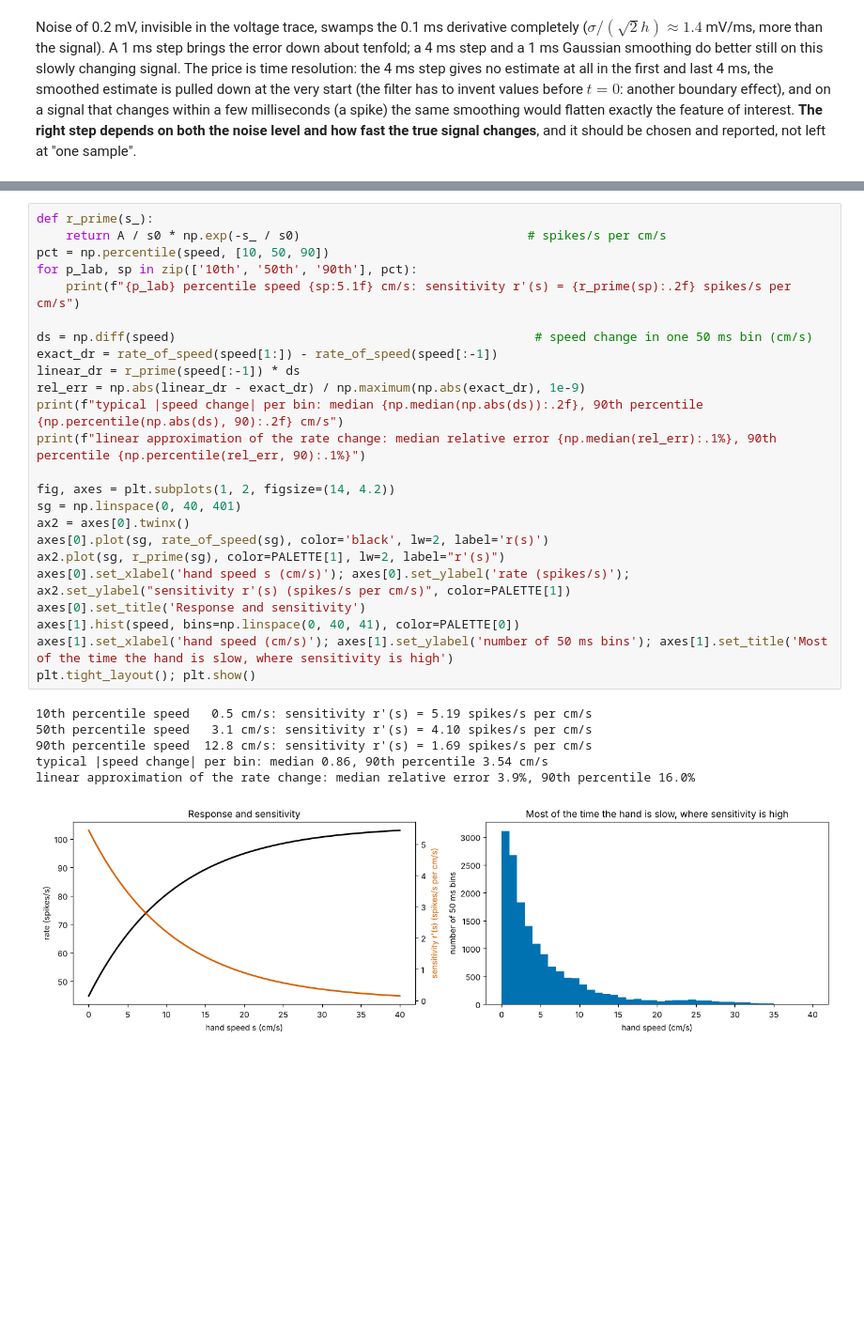
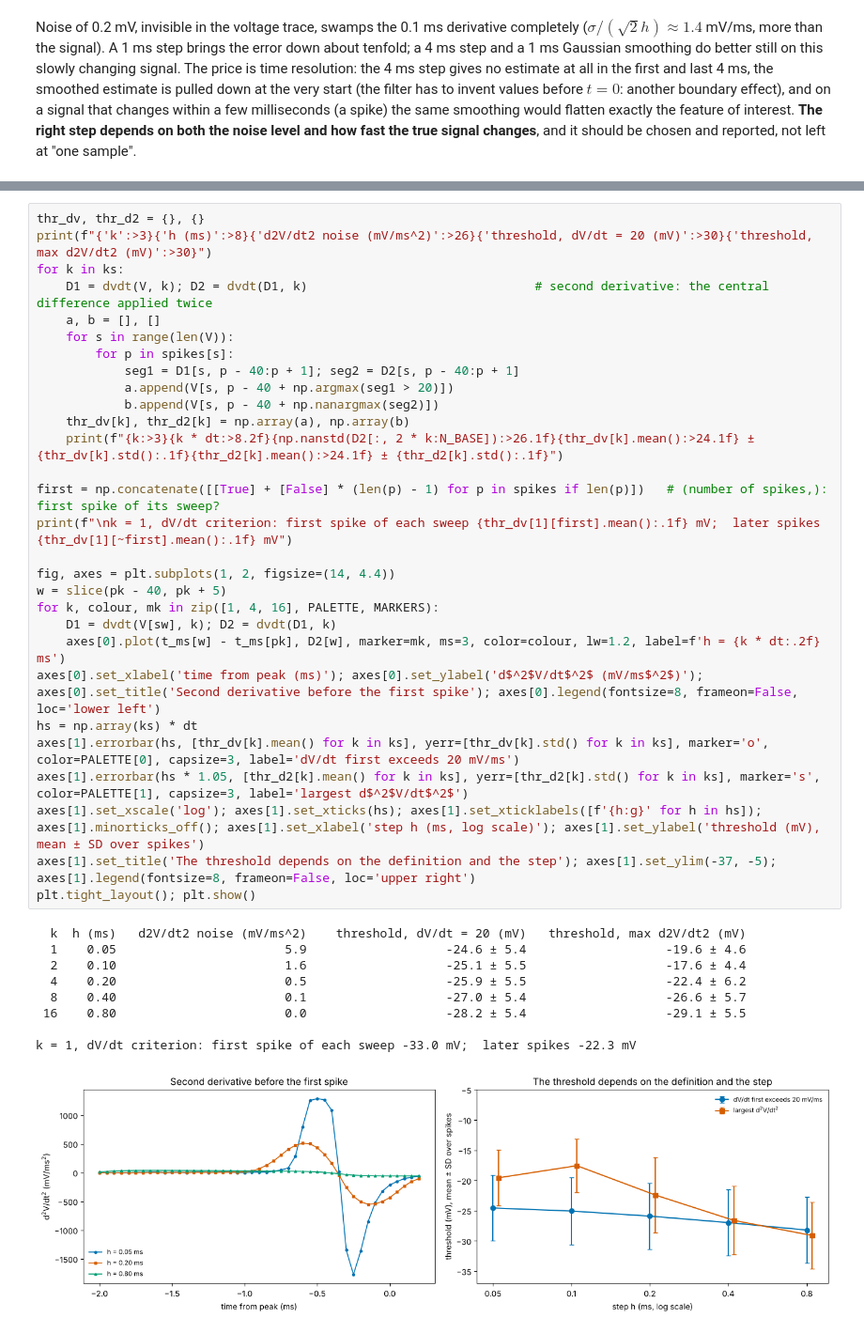
Before and after one commit to peter-adepoju/math-neuro-ml, a Jupyter notebook: week3/lesson9/Lesson9_Teaching_Notebook.ipynb, the cells around one changed output, grey strips where cells are left out. Shown at 94% size. Drawn from its saved outputs; the diff is of its cells as text; blank space fills up the shorter version.

```diff
--- a/week3/lesson9/Lesson9_Teaching_Notebook.ipynb
+++ b/week3/lesson9/Lesson9_Teaching_Notebook.ipynb
@@ -594,32 +615,40 @@ Finally, return to the motivating neuron. Its fitted response $r(s) = r_0 + A(1
 # %%
-def r_prime(s_):
-    return A / s0 * np.exp(-s_ / s0)                               # spikes/s per cm/s
-pct = np.percentile(speed, [10, 50, 90])
-for p_lab, sp in zip(['10th', '50th', '90th'], pct):
-    print(f"{p_lab} percentile speed {sp:5.1f} cm/s: sensitivity r'(s) = {r_prime(sp):.2f} spikes/s per cm/s")
+thr_dv, thr_d2 = {}, {}
+print(f"{'k':>3}{'h (ms)':>8}{'d2V/dt2 noise (mV/ms^2)':>26}{'threshold, dV/dt = 20 (mV)':>30}{'threshold, max d2V/dt2 (mV)':>30}")
+for k in ks:
+    D1 = dvdt(V, k); D2 = dvdt(D1, k)                               # second derivative: the central difference applied twice
+    a, b = [], []
+    for s in range(len(V)):
+        for p in spikes[s]:
+            seg1 = D1[s, p - 40:p + 1]; seg2 = D2[s, p - 40:p + 1]
+            a.append(V[s, p - 40 + np.argmax(seg1 > 20)])
+            b.append(V[s, p - 40 + np.nanargmax(seg2)])
+    thr_dv[k], thr_d2[k] = np.array(a), np.array(b)
+    print(f"{k:>3}{k * dt:>8.2f}{np.nanstd(D2[:, 2 * k:N_BASE]):>26.1f}{thr_dv[k].mean():>24.1f} ± {thr_dv[k].std():.1f}{thr_d2[k].mean():>24.1f} ± {thr_d2[k].std():.1f}")
 
-ds = np.diff(speed)                                                 # speed change in one 50 ms bin (cm/s)
-exact_dr = rate_of_speed(speed[1:]) - rate_of_speed(speed[:-1])
-linear_dr = r_prime(speed[:-1]) * ds
-rel_err = np.abs(linear_dr - exact_dr) / np.maximum(np.abs(exact_dr), 1e-9)
-print(f"typical |speed change| per bin: median {np.median(np.abs(ds)):.2f}, 90th percentile {np.percentile(np.abs(ds), 90):.2f} cm/s")
-print(f"linear approximation of the rate change: median relative error {np.median(rel_err):.1%}, 90th percentile {np.percentile(rel_err, 90):.1%}")
+first = np.concatenate([[True] + [False] * (len(p) - 1) for p in spikes if len(p)])   # (number of spikes,): first spike of its sweep?
+print(f"\nk = 1, dV/dt criterion: first spike of each sweep {thr_dv[1][first].mean():.1f} mV;  later spikes {thr_dv[1][~first].mean():.1f} mV")
 
-fig, axes = plt.subplots(1, 2, figsize=(14, 4.2))
-sg = np.linspace(0, 40, 401)
-ax2 = axes[0].twinx()
-axes[0].plot(sg, rate_of_speed(sg), color='black', lw=2, label='r(s)')
-ax2.plot(sg, r_prime(sg), color=PALETTE[1], lw=2, label="r'(s)")
-axes[0].set_xlabel('hand speed s (cm/s)'); axes[0].set_ylabel('rate (spikes/s)'); ax2.set_ylabel("sensitivity r'(s) (spikes/s per cm/s)", color=PALETTE[1])
-axes[0].set_title('Response and sensitivity')
-axes[1].hist(speed, bins=np.linspace(0, 40, 41), color=PALETTE[0])
-axes[1].set_xlabel('hand speed (cm/s)'); axes[1].set_ylabel('number of 50 ms bins'); axes[1].set_title('Most of the time the hand is slow, where sensitivity is high')
+fig, axes = plt.subplots(1, 2, figsize=(14, 4.4))
+w = slice(pk - 40, pk + 5)
+for k, colour, mk in zip([1, 4, 16], PALETTE, MARKERS):
+    D1 = dvdt(V[sw], k); D2 = dvdt(D1, k)
+    axes[0].plot(t_ms[w] - t_ms[pk], D2[w], marker=mk, ms=3, color=colour, lw=1.2, label=f'h = {k * dt:.2f} ms')
+axes[0].set_xlabel('time from peak (ms)'); axes[0].set_ylabel('d$^2$V/dt$^2$ (mV/ms$^2$)'); axes[0].set_title('Second derivative before the first spike'); axes[0].legend(fontsize=8, frameon=False, loc='lower left')
+hs = np.array(ks) * dt
+axes[1].errorbar(hs, [thr_dv[k].mean() for k in ks], yerr=[thr_dv[k].std() for k in ks], marker='o', color=PALETTE[0], capsize=3, label='dV/dt first exceeds 20 mV/ms')
+axes[1].errorbar(hs * 1.05, [thr_d2[k].mean() for k in ks], yerr=[thr_d2[k].std() for k in ks], marker='s', color=PALETTE[1], capsize=3, label='largest d$^2$V/dt$^2$')
+axes[1].set_xscale('log'); axes[1].set_xticks(hs); axes[1].set_xticklabels([f'{h:g}' for h in hs]); axes[1].minorticks_off(); axes[1].set_xlabel('step h (ms, log scale)'); axes[1].set_ylabel('threshold (mV), mean ± SD over spikes')
+axes[1].set_title('The threshold depends on the definition and the step'); axes[1].set_ylim(-37, -5); axes[1].legend(fontsize=8, frameon=False, loc='upper right')
 plt.tight_layout(); plt.show()
 # %% [output]
-10th percentile speed   0.5 cm/s: sensitivity r'(s) = 5.19 spikes/s per cm/s
-50th percentile speed   3.1 cm/s: sensitivity r'(s) = 4.10 spikes/s per cm/s
-90th percentile speed  12.8 cm/s: sensitivity r'(s) = 1.69 spikes/s per cm/s
-typical |speed change| per bin: median 0.86, 90th percentile 3.54 cm/s
-linear approximation of the rate change: median relative error 3.9%, 90th percentile 16.0%
+  k  h (ms)   d2V/dt2 noise (mV/ms^2)    threshold, dV/dt = 20 (mV)   threshold, max d2V/dt2 (mV)
+  1    0.05                       5.9                   -24.6 ± 5.4                   -19.6 ± 4.6
+  2    0.10                       1.6                   -25.1 ± 5.5                   -17.6 ± 4.4
+  4    0.20                       0.5                   -25.9 ± 5.5                   -22.4 ± 6.2
+  8    0.40                       0.1                   -27.0 ± 5.4                   -26.6 ± 5.7
+ 16    0.80                       0.0                   -28.2 ± 5.4                   -29.1 ± 5.5
+
+k = 1, dV/dt criterion: first spike of each sweep -33.0 mV;  later spikes -22.3 mV
-[figure, old version]
+[figure, new version]
 # %% [markdown]
```
Also changed, not shown: parts of 19 cells of this notebook, 1 other file.
